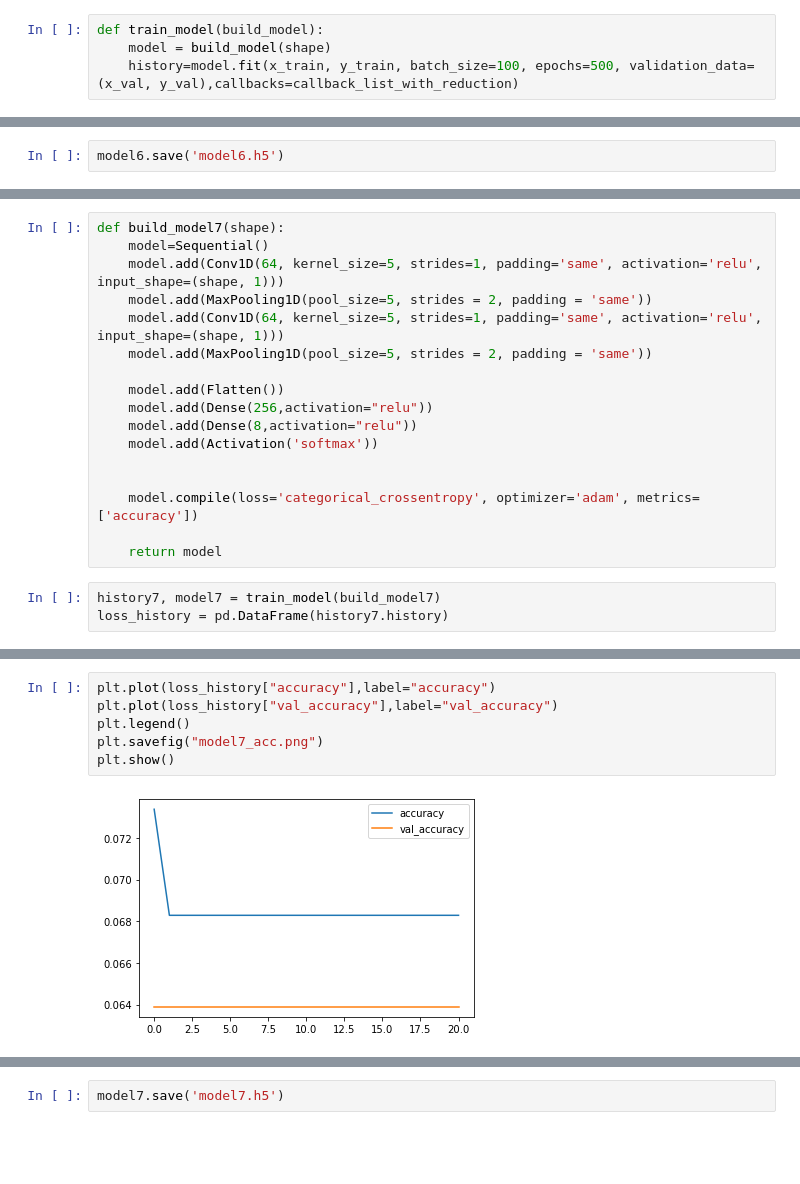
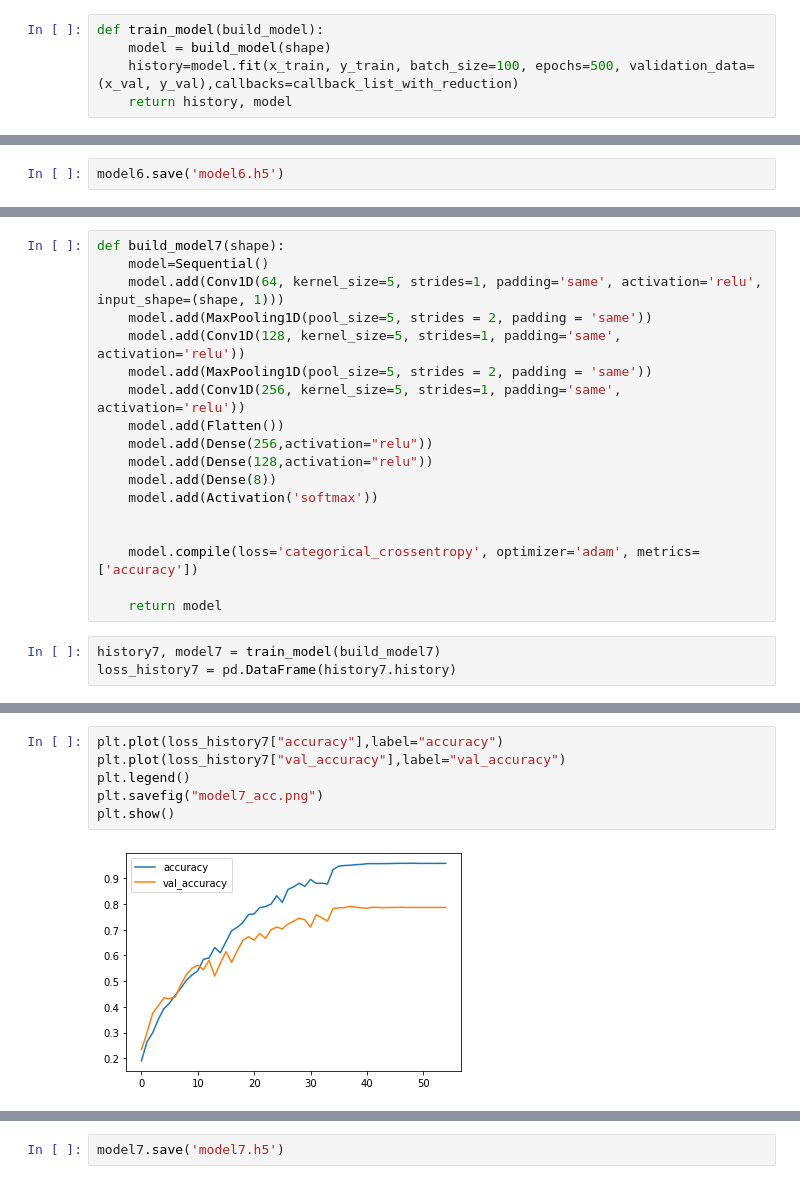
Before and after one commit to Jarvisarmy/-Theoretical_ML_Project, a Jupyter notebook: RAVDESS Emotional speech audio.ipynb, the cells around one changed output, grey strips where cells are left out. Cells and saved outputs as stored; diff of their text form; blank space fills up the shorter version.

```diff
--- a/RAVDESS Emotional speech audio.ipynb
+++ b/RAVDESS Emotional speech audio.ipynb
@@ -849,6 +846,7 @@ KeyboardInterrupt:
 def train_model(build_model):
     model = build_model(shape)
     history=model.fit(x_train, y_train, batch_size=100, epochs=500, validation_data=(x_val, y_val),callbacks=callback_list_with_reduction)
+    return history, model
 # %% [markdown]
 <h2> model 1 </h2><br/>
 three convolution; two maxpooling, two dense
@@ -1258,12 +1253,13 @@ def build_model7(shape):
     model=Sequential()
     model.add(Conv1D(64, kernel_size=5, strides=1, padding='same', activation='relu', input_shape=(shape, 1)))
     model.add(MaxPooling1D(pool_size=5, strides = 2, padding = 'same'))
-    model.add(Conv1D(64, kernel_size=5, strides=1, padding='same', activation='relu', input_shape=(shape, 1)))
+    model.add(Conv1D(128, kernel_size=5, strides=1, padding='same', activation='relu'))
     model.add(MaxPooling1D(pool_size=5, strides = 2, padding = 'same'))
-
+    model.add(Conv1D(256, kernel_size=5, strides=1, padding='same', activation='relu'))
     model.add(Flatten())
     model.add(Dense(256,activation="relu"))
-    model.add(Dense(8,activation="relu"))
+    model.add(Dense(128,activation="relu"))
+    model.add(Dense(8))
     model.add(Activation('softmax'))
 
 
@@ -1272,6 +1268,6 @@ def build_model7(shape):
     return model
 # %%
 history7, model7 = train_model(build_model7)
-loss_history = pd.DataFrame(history7.history)
+loss_history7 = pd.DataFrame(history7.history)
 # %% [output]
 Epoch 1/500
@@ -1294,9 +1290,9 @@ Epoch 00021: early stopping
 # %%
-plt.plot(loss_history["accuracy"],label="accuracy")
-plt.plot(loss_history["val_accuracy"],label="val_accuracy")
+plt.plot(loss_history7["accuracy"],label="accuracy")
+plt.plot(loss_history7["val_accuracy"],label="val_accuracy")
 plt.legend()
 plt.savefig("model7_acc.png")
 plt.show()
 # %% [output]
-[figure, old version]
+[figure, new version]
 # %%
```
Also changed, not shown: parts of 38 cells of this notebook, 28 other files.
